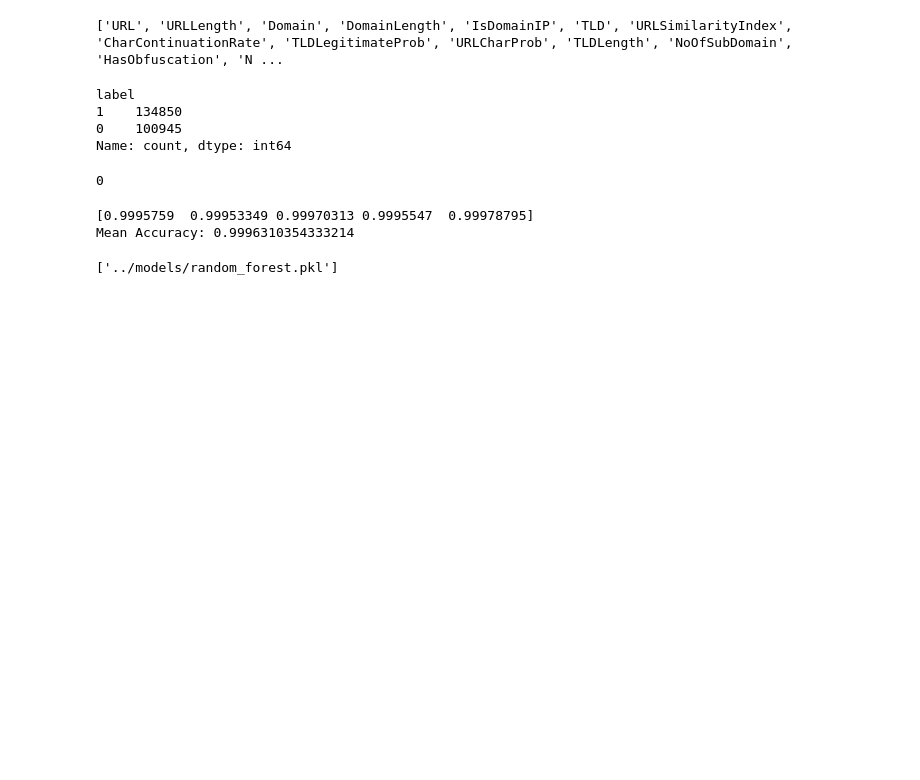
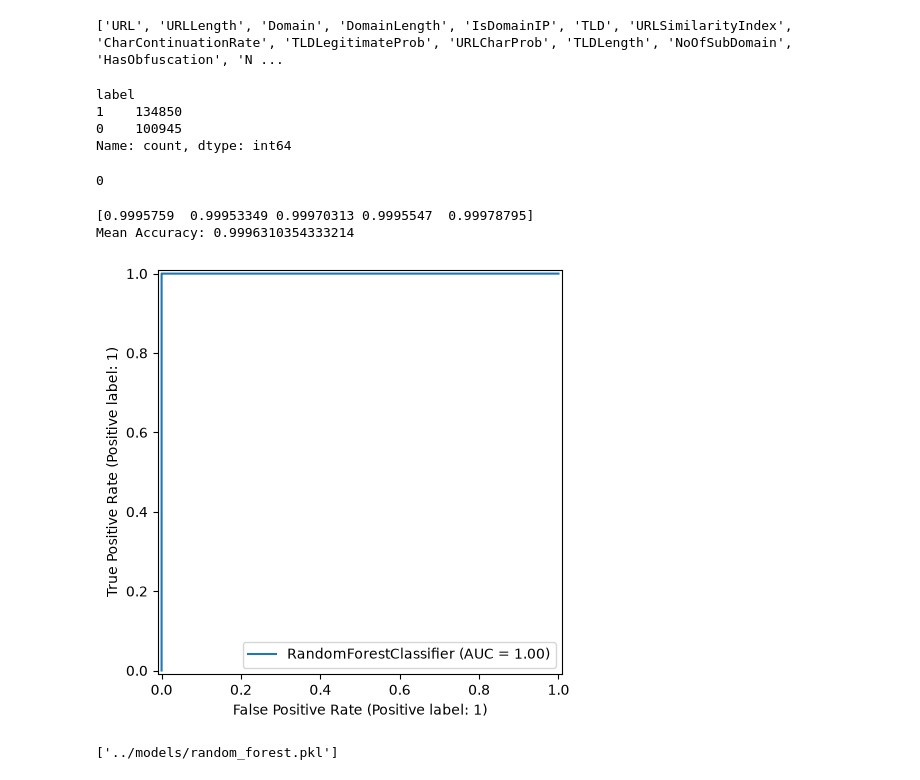
Before and after one commit to jiyasahni-maker/hybrid-phishing-detection, a Jupyter notebook: notebooks/random_forest.ipynb, the cells around one changed output. Saved outputs shown, nothing was run; the diff lists cells and outputs as text; code cells hidden in the pictures; blank space fills up the shorter version.

```diff
--- a/notebooks/random_forest.ipynb
+++ b/notebooks/random_forest.ipynb
@@ -191,5 +194,19 @@ results.to_csv(
     index=False
 )
+# %%
+RocCurveDisplay.from_estimator(
+    rf,
+    X_test,
+    y_test
+)
+
+plt.tight_layout()
+
+plt.savefig("../reports/figures/roc_rf.png")
+
+plt.show()
+# %% [output]
+[figure, added]
 # %%
 # save the model
 import joblib
```
Also changed, not shown: parts of 2 cells of this notebook, 28 other files.
